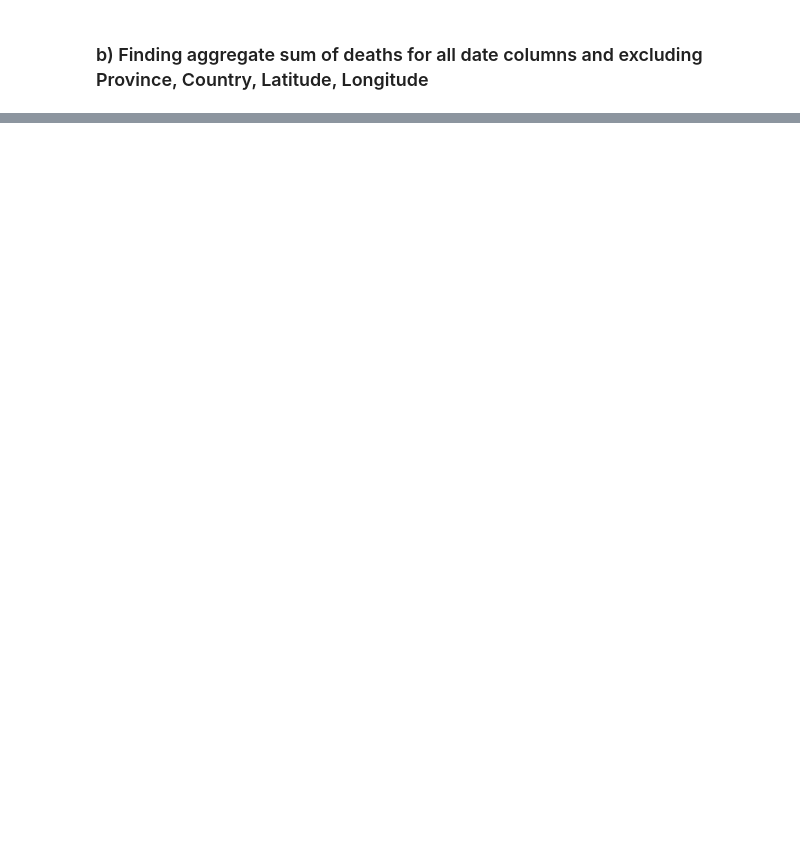
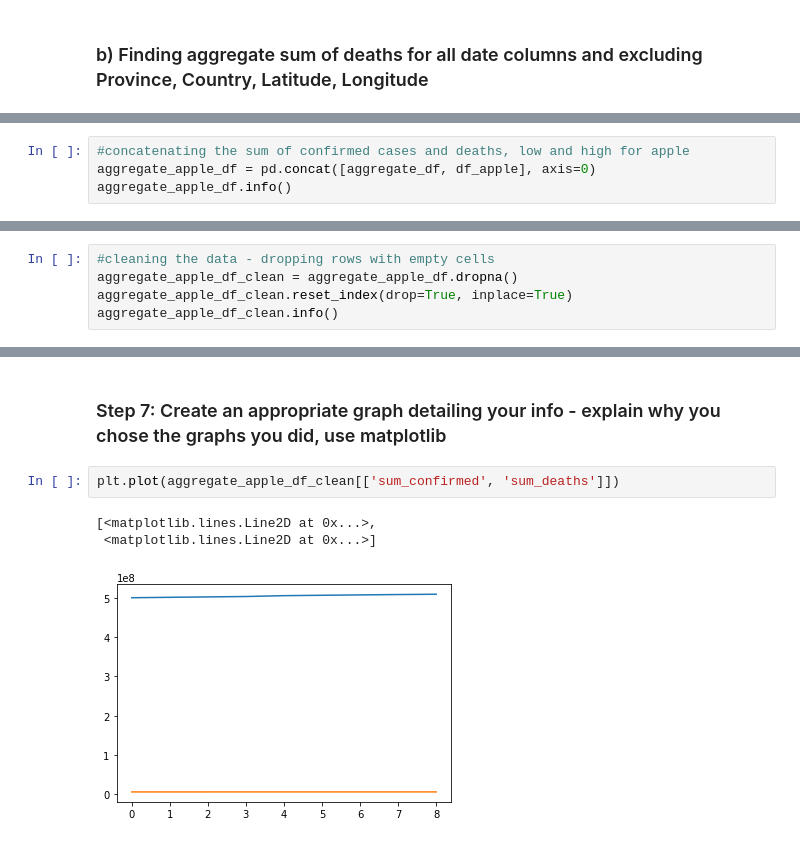
Before and after one commit to oks9303-spt/Python_final_project, a Jupyter notebook: final_project_1_24April2022.ipynb, the cells around one changed output, grey strips where cells are left out. Drawn from its saved outputs; the diff is of its cells as text; blank space fills up the shorter version.

```diff
--- a/final_project_1_24April2022.ipynb
+++ b/final_project_1_24April2022.ipynb
@@ -116,0 +586,4 @@ Total Deaths =  2305321414
+# %%
+#concatenating the sum of confirmed cases and deaths, low and high for apple
+aggregate_apple_df = pd.concat([aggregate_df, df_apple], axis=0)
+aggregate_apple_df.info()
@@ -116,0 +636,5 @@ Total Deaths =  2305321414
+# %%
+#cleaning the data - dropping rows with empty cells
+aggregate_apple_df_clean = aggregate_apple_df.dropna()
+aggregate_apple_df_clean.reset_index(drop=True, inplace=True)
+aggregate_apple_df_clean.info()
@@ -116,0 +653,8 @@ Total Deaths =  2305321414
+# %% [markdown]
+### Step 7: Create an appropriate graph detailing your info - explain why you chose the graphs you did, use matplotlib
+# %%
+plt.plot(aggregate_apple_df_clean[['sum_confirmed', 'sum_deaths']])
+# %% [output]
+[<matplotlib.lines.Line2D at 0x...>,
+ <matplotlib.lines.Line2D at 0x...>]
+[figure, added]
```
Also changed, not shown: parts of 67 cells of this notebook.
